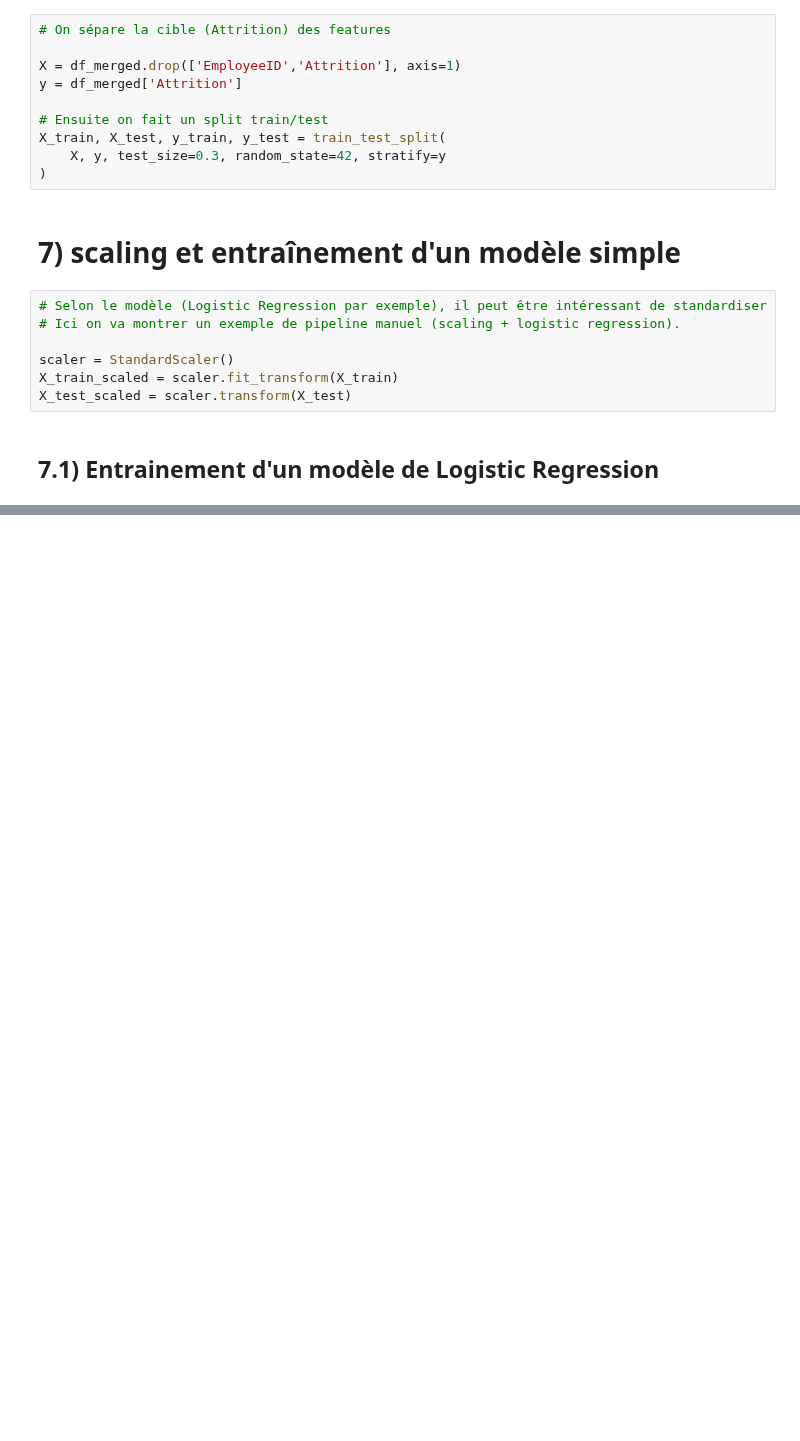
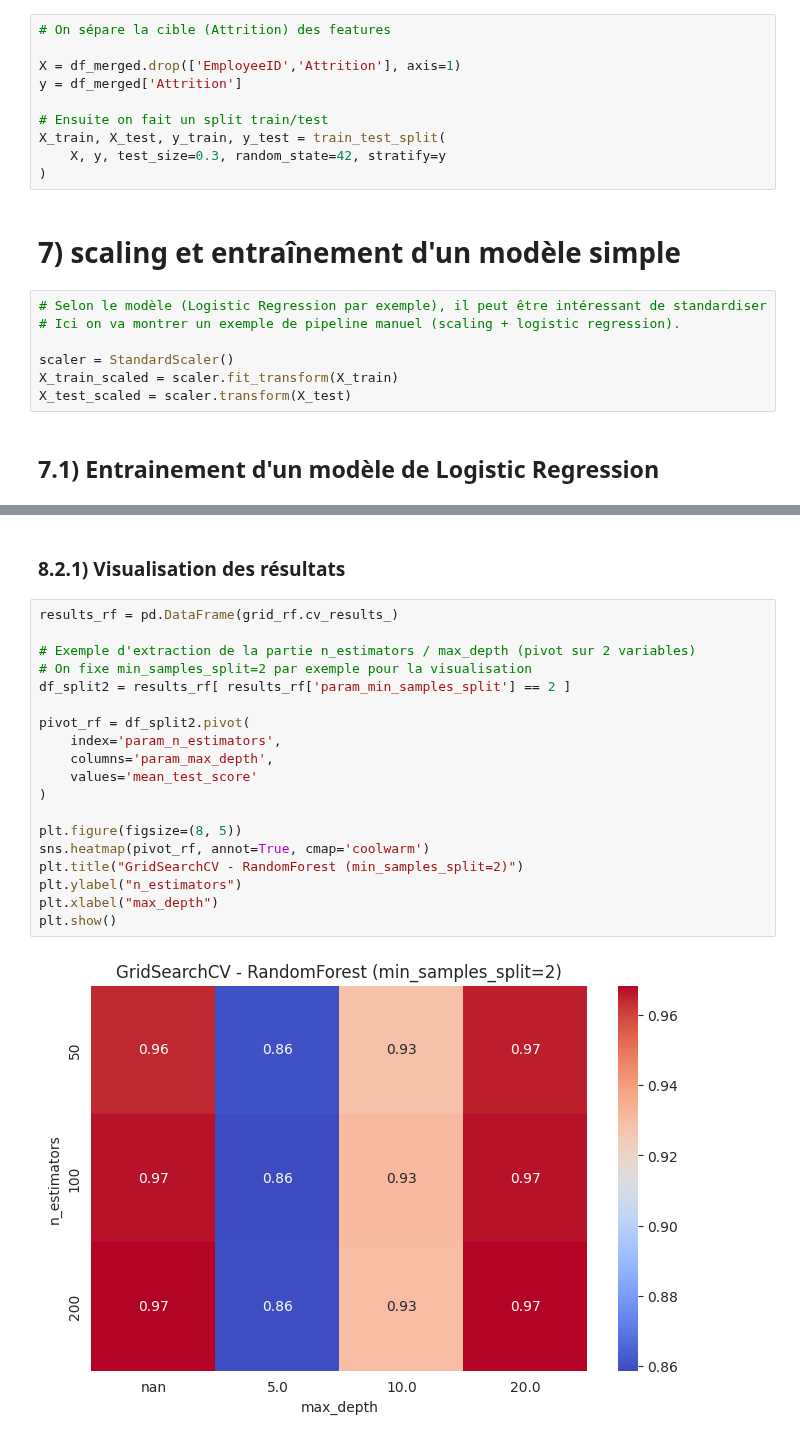
Before and after one commit to Francky46/AttritionPrediction, a Jupyter notebook: AttritionPredictionFrancky.ipynb, the cells around one changed output, grey strips where cells are left out. Saved outputs shown, nothing was run; the diff lists cells and outputs as text; blank space fills up the shorter version.

```diff
--- a/AttritionPredictionFrancky.ipynb
+++ b/AttritionPredictionFrancky.ipynb
@@ -267,0 +461,23 @@ dtype: int64
+# %% [markdown]
+### 8.2.1) Visualisation des résultats
+# %%
+results_rf = pd.DataFrame(grid_rf.cv_results_)
+
+# Exemple d'extraction de la partie n_estimators / max_depth (pivot sur 2 variables)
+# On fixe min_samples_split=2 par exemple pour la visualisation
+df_split2 = results_rf[ results_rf['param_min_samples_split'] == 2 ]
+
+pivot_rf = df_split2.pivot(
+    index='param_n_estimators',
+    columns='param_max_depth',
+    values='mean_test_score'
+)
+
+plt.figure(figsize=(8, 5))
+sns.heatmap(pivot_rf, annot=True, cmap='coolwarm')
+plt.title("GridSearchCV - RandomForest (min_samples_split=2)")
+plt.ylabel("n_estimators")
+plt.xlabel("max_depth")
+plt.show()
+# %% [output]
+[figure, added]
```
Also changed, not shown: parts of 22 cells of this notebook.
